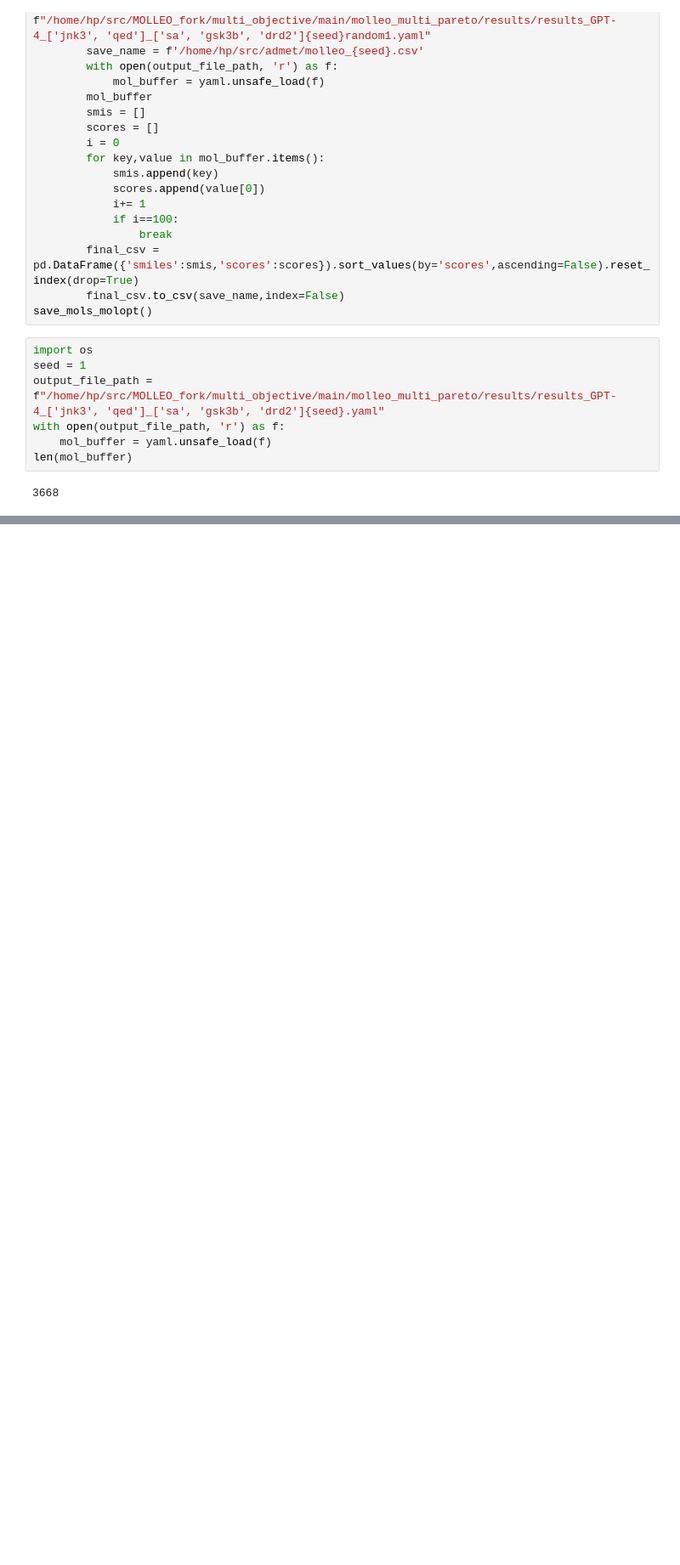
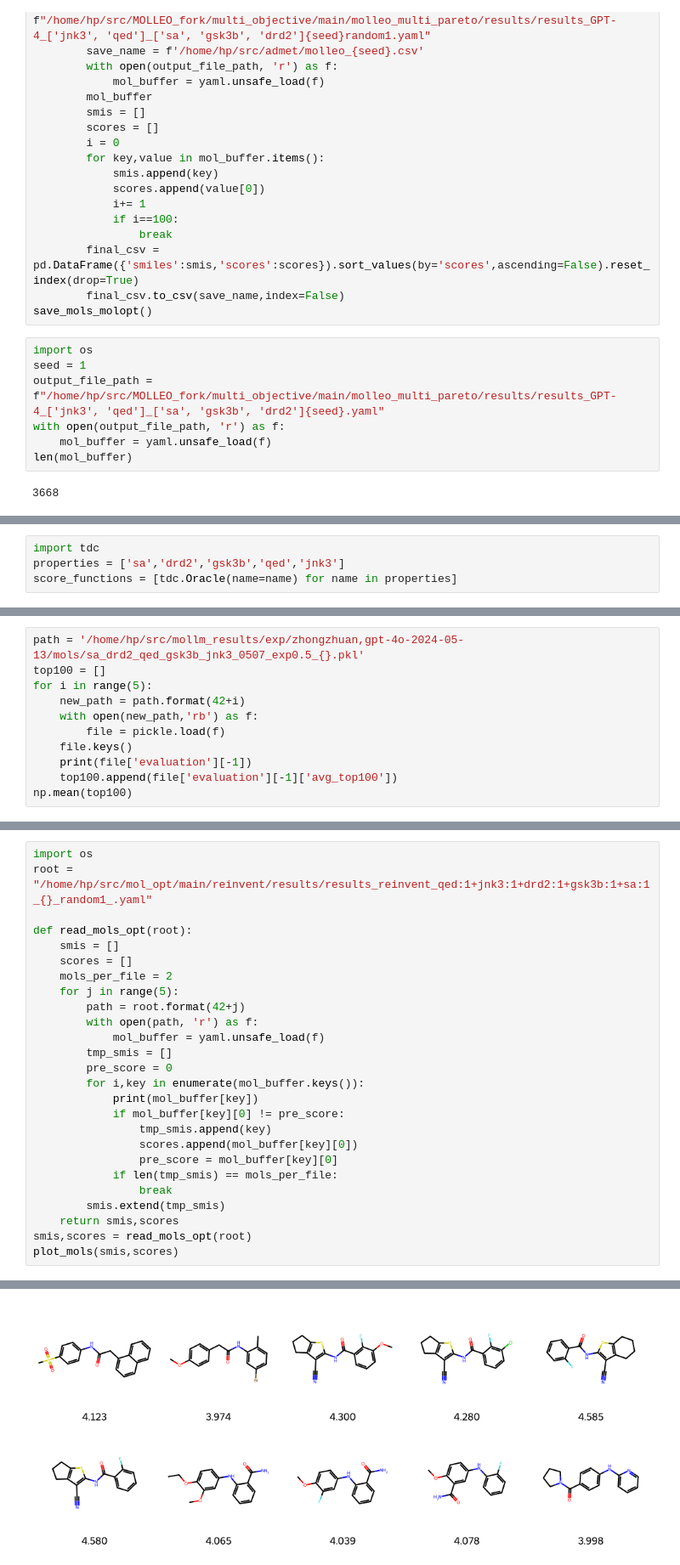
Before and after one commit to lzz-z/MCCE, a Jupyter notebook: test5_5_2025.ipynb, the cells around one changed output, grey strips where cells are left out. Shown: that part at 85% size. Cells and saved outputs as stored; diff of their text form; blank space fills up the shorter version.

```diff
--- a/test5_5_2025.ipynb
+++ b/test5_5_2025.ipynb
@@ -562,0 +702,4 @@ len(mol_buffer)
+# %%
+import tdc
+properties = ['sa','drd2','gsk3b','qed','jnk3']
+score_functions = [tdc.Oracle(name=name) for name in properties]
@@ -562,0 +794,11 @@ len(mol_buffer)
+# %%
+path = '/home/hp/src/mollm_results/exp/zhongzhuan,gpt-4o-2024-05-13/mols/sa_drd2_qed_gsk3b_jnk3_0507_exp0.5_{}.pkl'
+top100 = []
+for i in range(5):
+    new_path = path.format(42+i)
+    with open(new_path,'rb') as f:
+        file = pickle.load(f)
+    file.keys()
+    print(file['evaluation'][-1])
+    top100.append(file['evaluation'][-1]['avg_top100'])
+np.mean(top100)
@@ -562,0 +873,27 @@ len(mol_buffer)
+# %%
+import os
+root = "/home/hp/src/mol_opt/main/reinvent/results/results_reinvent_qed:1+jnk3:1+drd2:1+gsk3b:1+sa:1_{}_random1_.yaml"
+
+def read_mols_opt(root):
+    smis = []
+    scores = []
+    mols_per_file = 2
+    for j in range(5):
+        path = root.format(42+j)
+        with open(path, 'r') as f:
+            mol_buffer = yaml.unsafe_load(f)
+        tmp_smis = []
+        pre_score = 0
+        for i,key in enumerate(mol_buffer.keys()):
+            print(mol_buffer[key])
+            if mol_buffer[key][0] != pre_score:
+                tmp_smis.append(key)
+                scores.append(mol_buffer[key][0])
+                pre_score = mol_buffer[key][0]
+            if len(tmp_smis) == mols_per_file:
+                break
+        smis.extend(tmp_smis)
+    return smis,scores
+smis,scores = read_mols_opt(root)
+plot_mols(smis,scores)
+# %% [output]
@@ -562,0 +910 @@ len(mol_buffer)
+[figure, added]
```
Also changed, not shown: parts of 37 cells of this notebook, 19 other files.
